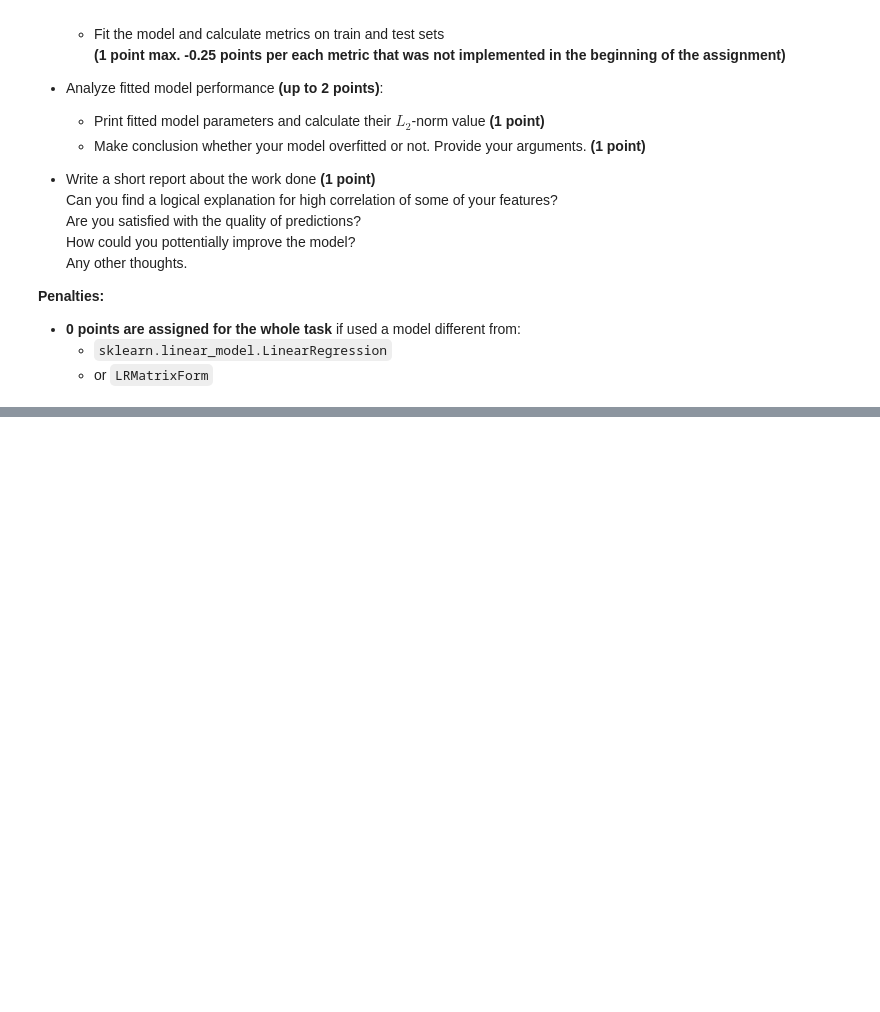
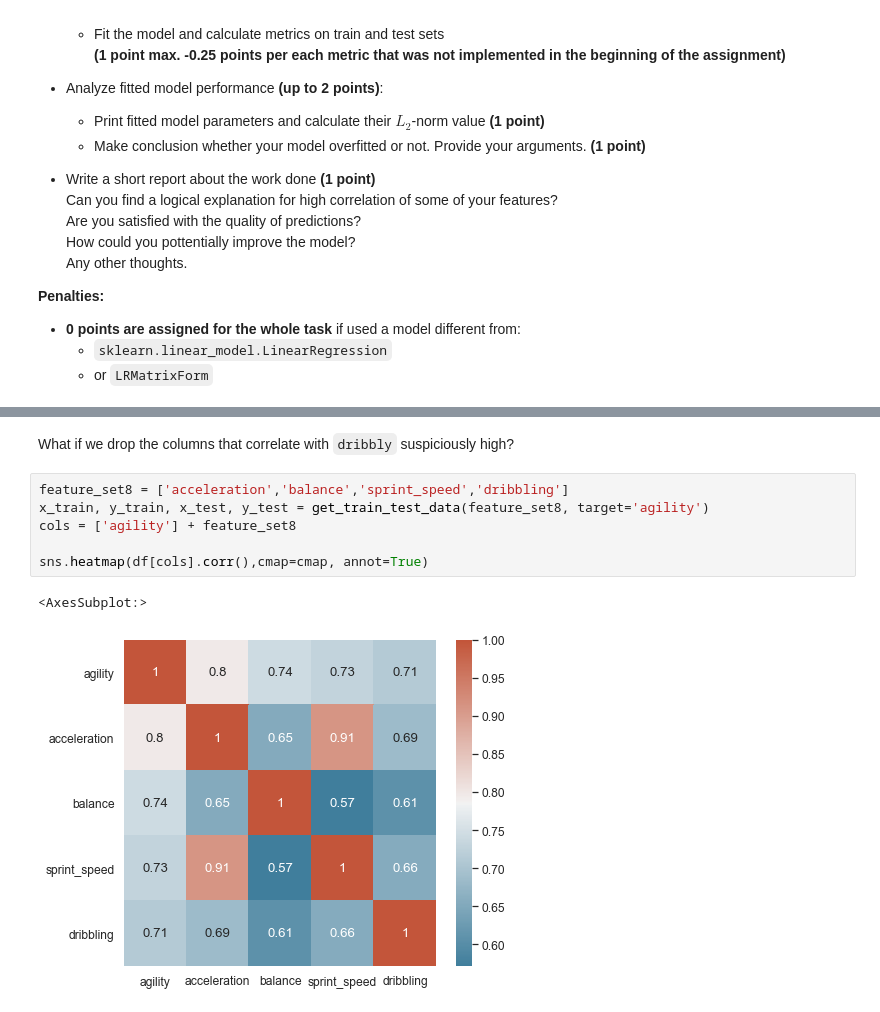
Before and after one commit to masha-mcr/ml-intro-linear-regression, a Jupyter notebook: linear_regression.ipynb, the cells around one changed output, grey strips where cells are left out. Cells and saved outputs as stored; diff of their text form; blank space fills up the shorter version.

```diff
--- a/linear_regression.ipynb
+++ b/linear_regression.ipynb
@@ -1588,0 +1826,11 @@ Steps you need to follow:
+# %% [markdown]
+What if we drop the columns that correlate with `dribbly` suspiciously high?
+# %%
+feature_set8 = ['acceleration','balance','sprint_speed','dribbling']
+x_train, y_train, x_test, y_test = get_train_test_data(feature_set8, target='agility')
+cols = ['agility'] + feature_set8
+
+sns.heatmap(df[cols].corr(),cmap=cmap, annot=True)
+# %% [output]
+<AxesSubplot:>
+[figure, added]
```
Also changed, not shown: parts of 68 cells of this notebook.
